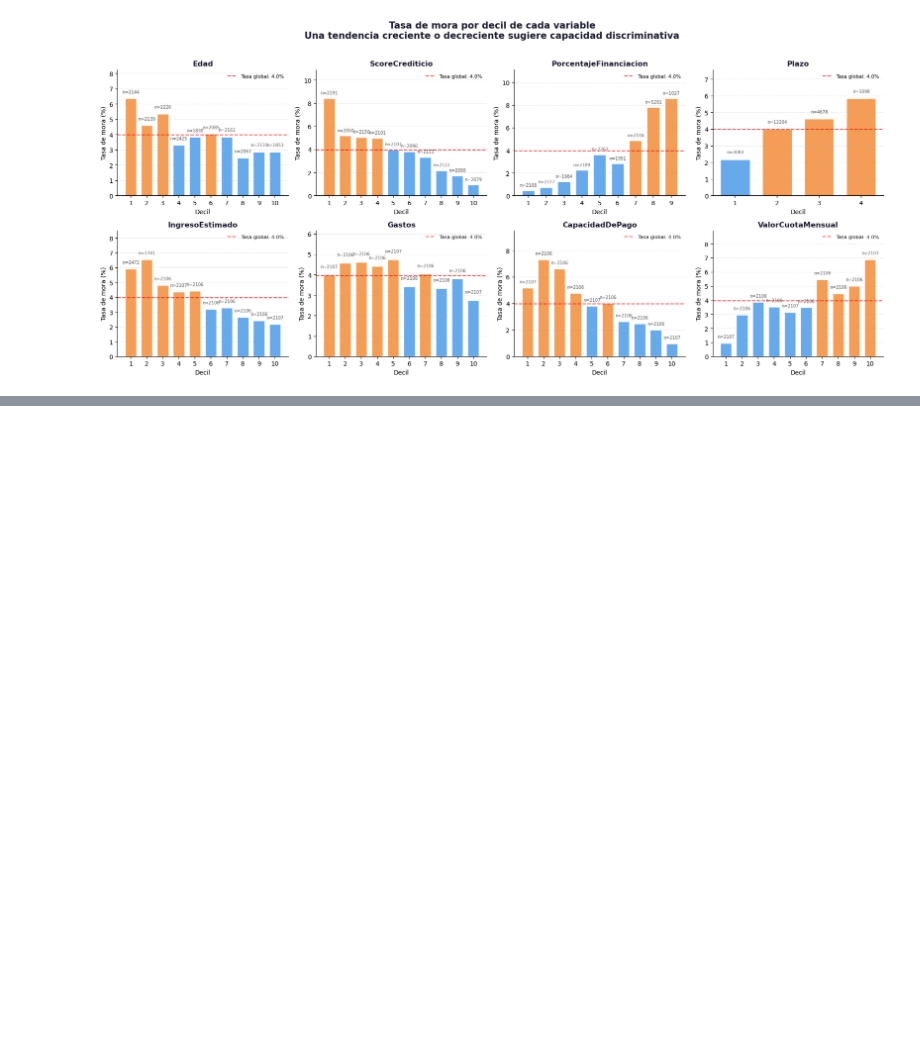
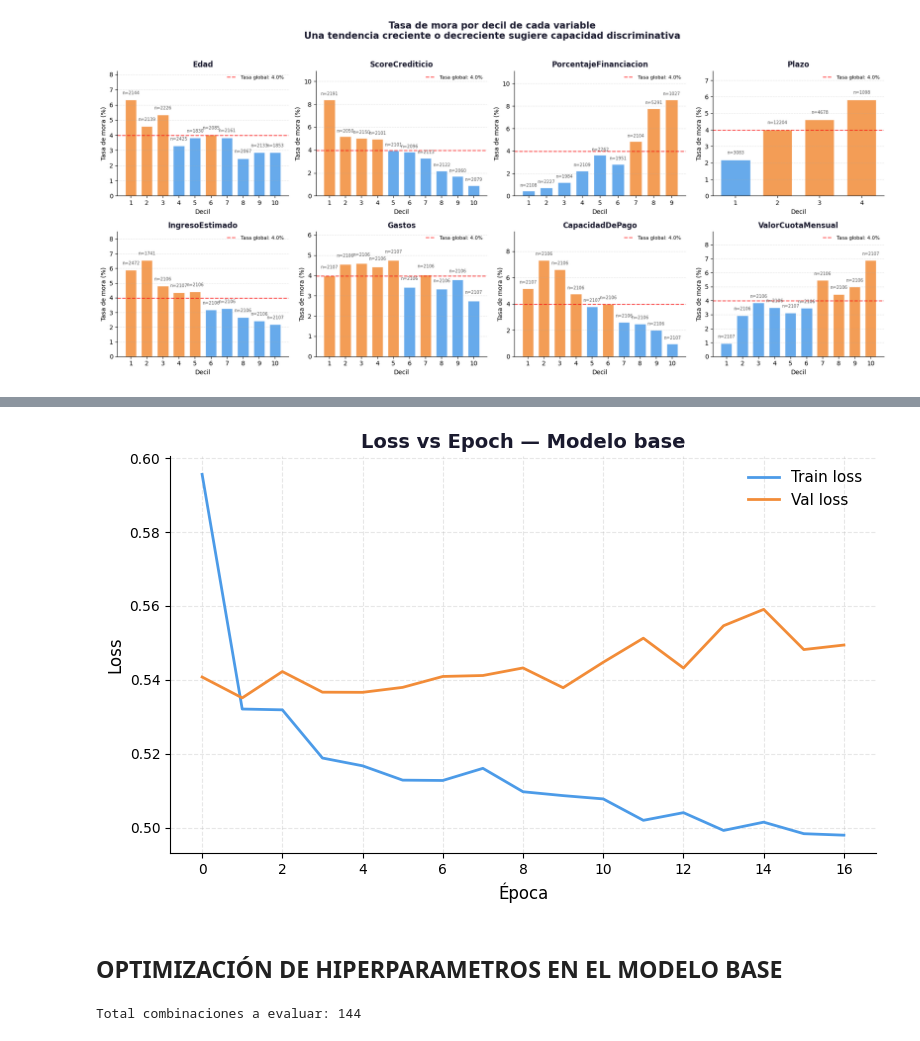
Before and after one commit to yacuervo18/Proyecto_Analitica_III, a Jupyter notebook: src/Modelo_RN_1.ipynb, the cells around one changed output, grey strips where cells are left out. Cells and saved outputs as stored; diff of their text form; code cells hidden in the pictures; blank space fills up the shorter version.

Commit message:
Modelo de entrenamiento base

```diff
--- a/src/Modelo_RN_1.ipynb
+++ b/src/Modelo_RN_1.ipynb
@@ -627,0 +648,21 @@ plt.show()
+# %%
+# ── 1. Separar variables predictoras y objetivo ───────────────────────────
+X = df_balanceado.drop(columns=['M3_30AC'])
+y = df_balanceado['M3_30AC']
+# %%
+# ── 2. Escalar variables numéricas ────────────────────────────────────────
+numericas = ['Edad', 'ScoreCrediticio', 'PorcentajeFinanciacion', 'Plazo',
+             'IngresoEstimado', 'Gastos', 'CapacidadDePago', 'ValorCuotaMensual']
+
+scaler = StandardScaler()
+X[numericas] = scaler.fit_transform(X[numericas])
+# %%
+
+# ── 3. División train/test (70% - 30%) ────────────────────────────────────
+X_train, X_test, y_train, y_test = train_test_split(
+    X, y, test_size=0.3, random_state=42, stratify=y
+)
+
+print(f"Train: {X_train.shape} | Test: {X_test.shape}")
+print(f"\nDistribución train:\n{y_train.value_counts(normalize=True).round(4)*100}")
+print(f"\nDistribución test:\n{y_test.value_counts(normalize=True).round(4)*100}")
@@ -627,0 +789,43 @@ plt.show()
+# %%
+# ── 8. Loss vs Epoch ──────────────────────────────────────────────────────
+fig, ax = plt.subplots(figsize=(8, 5))
+
+ax.plot(history_base.history['loss'],     color='#4C9BE8', linewidth=2, label='Train loss')
+ax.plot(history_base.history['val_loss'], color='#F28C38', linewidth=2, label='Val loss')
+
+ax.set_title('Loss vs Epoch — Modelo base', fontsize=14, fontweight='bold', color='#1a1a2e')
+ax.set_xlabel('Época', fontsize=12)
+ax.set_ylabel('Loss', fontsize=12)
+ax.legend(fontsize=11, frameon=False)
+ax.spines[['top', 'right']].set_visible(False)
+ax.grid(alpha=0.3, linestyle='--')
+
+plt.tight_layout()
+plt.savefig('loss_modelo_base.png', dpi=150, bbox_inches='tight')
+plt.show()
+# %% [output]
+[figure, added]
+# %% [markdown]
+## OPTIMIZACIÓN DE HIPERPARAMETROS EN EL MODELO BASE
+# %%
+from sklearn.model_selection import StratifiedKFold
+from sklearn.metrics import recall_score
+import itertools
+
+# ── Hiperparámetros a explorar ────────────────────────────────────────────
+param_grid = {
+    'neuronas'   : [8, 16, 32],
+    'activacion' : ['relu', 'elu'],
+    'lr'         : [0.001, 0.01, 0.1],
+    'optimizer'  : ['adam', 'rmsprop'],
+    'batch_size' : [32, 64],
+    'dropout'    : [0.2, 0.3]
+}
+
+# ── Generar todas las combinaciones ───────────────────────────────────────
+keys         = list(param_grid.keys())
+values       = list(param_grid.values())
+combinaciones = list(itertools.product(*values))
+print(f"Total combinaciones a evaluar: {len(combinaciones)}")
+# %% [output]
+Total combinaciones a evaluar: 144
```
Also changed, not shown: parts of 9 cells of this notebook, 7 other files.
